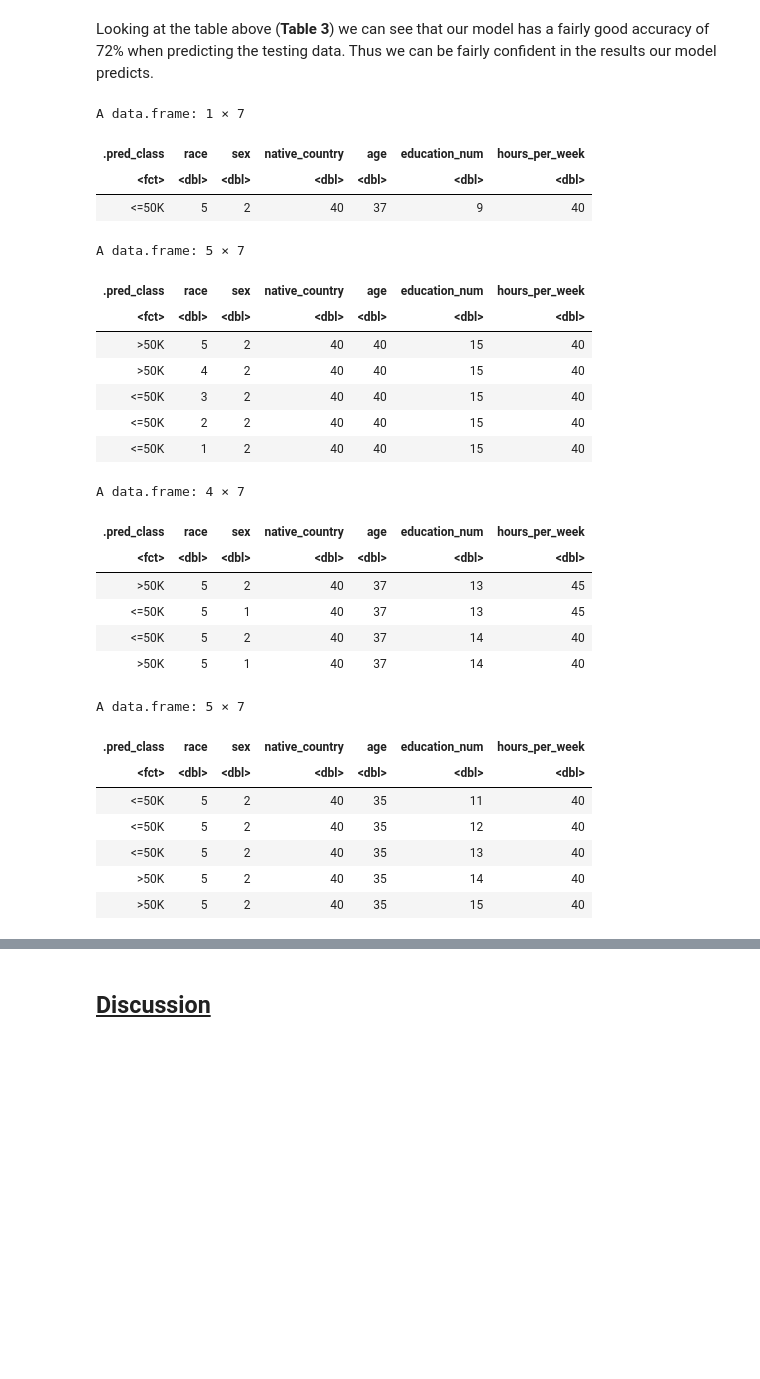
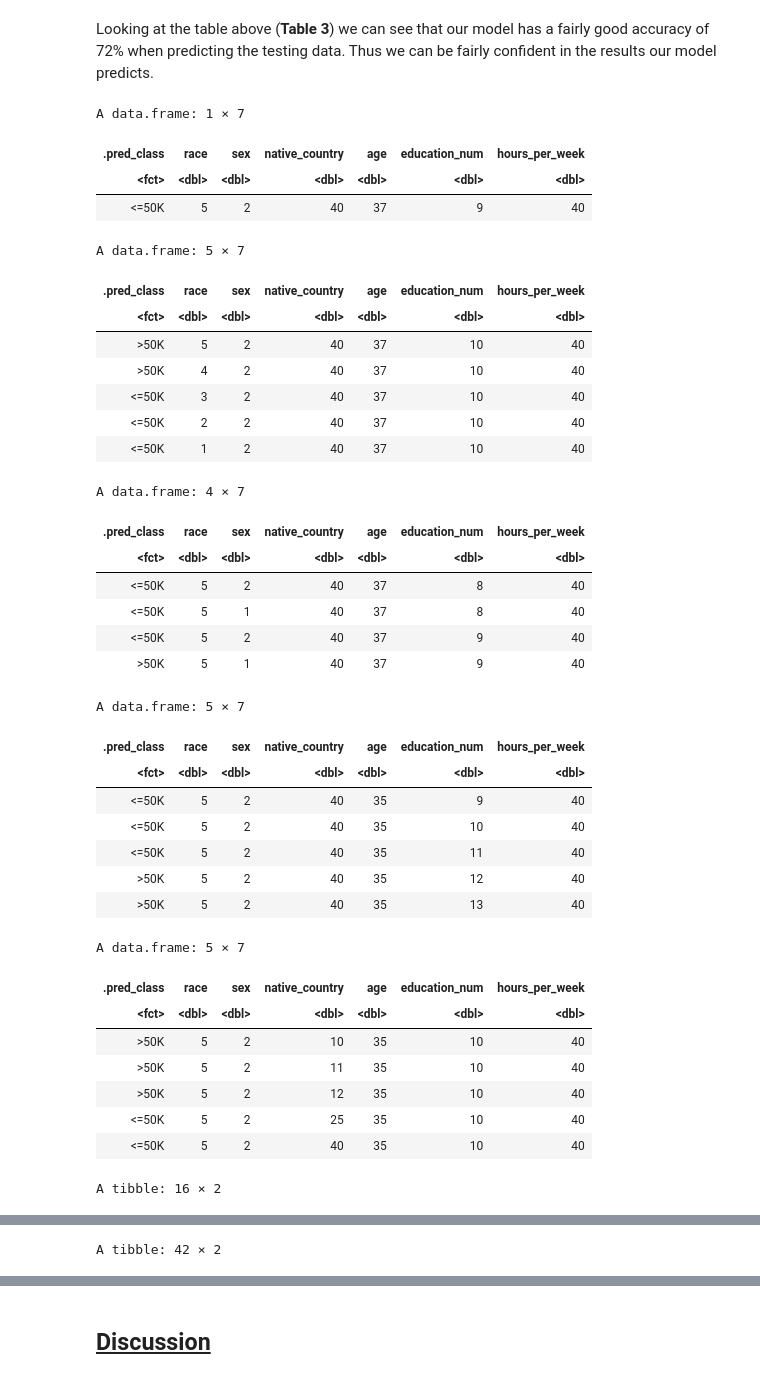
Before and after one commit to Jasonzh1/DSCI-100-Project, a Jupyter notebook: DSCI100_Final_Report.ipynb, the cells around one changed output, grey strips where cells are left out. Cells and saved outputs as stored; diff of their text form; code cells hidden in the pictures; blank space fills up the shorter version.

```diff
--- a/DSCI100_Final_Report.ipynb
+++ b/DSCI100_Final_Report.ipynb
@@ -236,6 +236,14 @@ A tibble: 2 × 3
 Looking at the table above (**Table 3**) we can see that our model has a fairly good accuracy of 72% when predicting the testing data. Thus we can be fairly confident in the results our model predicts.
 # %%
 # Performing analysis into the data
+
+# Assigning numbers for easier interpretation of results
+    # Race: 1. Indian eskimo 2. Asian 3. Black 4. Other 5. White
+    # Sex: 1. Female 2. Male
+    # Age: integer age of individual
+    # Native Country: use country_convert to see countries 1 to 41 represented in data set, ? represents unknown country origin
+    # Years of Education: use education_convert to see education number 1 to 16 represented in data set
+
 average <- tibble(race = 5,
                    sex = 2,
                    native_country = 40,
@@ -247,6 +255,7 @@ average_prediction <- tuned_income_workflow |>
     cbind(average)
 average_prediction
 
+# Predict income based on race
 race_analysis <- tibble(race = c(5, 4, 3, 2, 1),
                    sex = c(2, 2, 2, 2, 2),
                    native_country = c(40, 40, 40, 40, 40),
@@ -258,6 +267,7 @@ race_prediction <- tuned_income_workflow |>
     cbind(race_analysis)
 race_prediction
 
+# Predict income based on sex
 sex_analysis <- tibble(race = c(5, 5, 5, 5),
                    sex = c(2, 1, 2, 1),
                    native_country = c(40, 40, 40, 40),
@@ -267,44 +277,69 @@ sex_analysis <- tibble(race = c(5, 5, 5, 5),
 sex_prediction <- tuned_income_workflow |>
     predict(sex_analysis) |>
     cbind(sex_analysis)
 sex_prediction
 
+# Predict income based on years of formal education
 education_analysis <- tibble(race = c(5, 5, 5, 5, 5),
                    sex = c(2, 2, 2, 2, 2),
                    native_country = c(40, 40, 40, 40, 40),
                    age = c(35, 35, 35, 35, 35),
                    education_num = c(9, 10, 11, 12, 13),
                    hours_per_week = c(40, 40, 40, 40, 40))
 education_prediction <- tuned_income_workflow |>
     predict(education_analysis) |>
     cbind(education_analysis)
 education_prediction
+
+# Predict income based on native country residency
+country_analysis <- tibble(race = c(5, 5, 5, 5, 5),
+                   sex = c(2, 2, 2, 2, 2),
+                   native_country = c(10, 11, 12, 25, 40),
+                   age = c(35, 35, 35, 35, 35),
+                   education_num = c(10, 10, 10, 10, 10),
+                   hours_per_week = c(40, 40, 40, 40, 40))
+country_prediction <- tuned_income_workflow |>
+    predict(country_analysis) |>
+    cbind(country_analysis)
+country_prediction
+
+# Running functions for easier identification of results
 education_convert
+country_convert
 # %% [output]
 A data.frame: 1 × 7
 | .pred_class | race | sex | native_country | age | education_num | hours_per_week |
 | <fct> | <dbl> | <dbl> | <dbl> | <dbl> | <dbl> | <dbl> |
 | <=50K | 5 | 2 | 40 | 37 | 9 | 40 |
 A data.frame: 5 × 7
 | .pred_class | race | sex | native_country | age | education_num | hours_per_week |
 | <fct> | <dbl> | <dbl> | <dbl> | <dbl> | <dbl> | <dbl> |
-| >50K | 5 | 2 | 40 | 40 | 15 | 40 |
-| >50K | 4 | 2 | 40 | 40 | 15 | 40 |
-| <=50K | 3 | 2 | 40 | 40 | 15 | 40 |
-| <=50K | 2 | 2 | 40 | 40 | 15 | 40 |
-| <=50K | 1 | 2 | 40 | 40 | 15 | 40 |
+| >50K | 5 | 2 | 40 | 37 | 10 | 40 |
+| >50K | 4 | 2 | 40 | 37 | 10 | 40 |
+| <=50K | 3 | 2 | 40 | 37 | 10 | 40 |
+| <=50K | 2 | 2 | 40 | 37 | 10 | 40 |
+| <=50K | 1 | 2 | 40 | 37 | 10 | 40 |
 A data.frame: 4 × 7
 | .pred_class | race | sex | native_country | age | education_num | hours_per_week |
 | <fct> | <dbl> | <dbl> | <dbl> | <dbl> | <dbl> | <dbl> |
-| >50K | 5 | 2 | 40 | 37 | 13 | 45 |
-| <=50K | 5 | 1 | 40 | 37 | 13 | 45 |
-| <=50K | 5 | 2 | 40 | 37 | 14 | 40 |
-| >50K | 5 | 1 | 40 | 37 | 14 | 40 |
+| <=50K | 5 | 2 | 40 | 37 | 8 | 40 |
+| <=50K | 5 | 1 | 40 | 37 | 8 | 40 |
+| <=50K | 5 | 2 | 40 | 37 | 9 | 40 |
+| >50K | 5 | 1 | 40 | 37 | 9 | 40 |
 A data.frame: 5 × 7
 | .pred_class | race | sex | native_country | age | education_num | hours_per_week |
 | <fct> | <dbl> | <dbl> | <dbl> | <dbl> | <dbl> | <dbl> |
+| <=50K | 5 | 2 | 40 | 35 | 9 | 40 |
+| <=50K | 5 | 2 | 40 | 35 | 10 | 40 |
 | <=50K | 5 | 2 | 40 | 35 | 11 | 40 |
-| <=50K | 5 | 2 | 40 | 35 | 12 | 40 |
-| <=50K | 5 | 2 | 40 | 35 | 13 | 40 |
-| >50K | 5 | 2 | 40 | 35 | 14 | 40 |
-| >50K | 5 | 2 | 40 | 35 | 15 | 40 |
+| >50K | 5 | 2 | 40 | 35 | 12 | 40 |
+| >50K | 5 | 2 | 40 | 35 | 13 | 40 |
+A data.frame: 5 × 7
+| .pred_class | race | sex | native_country | age | education_num | hours_per_week |
+| <fct> | <dbl> | <dbl> | <dbl> | <dbl> | <dbl> | <dbl> |
+| >50K | 5 | 2 | 10 | 35 | 10 | 40 |
+| >50K | 5 | 2 | 11 | 35 | 10 | 40 |
+| >50K | 5 | 2 | 12 | 35 | 10 | 40 |
+| <=50K | 5 | 2 | 25 | 35 | 10 | 40 |
+| <=50K | 5 | 2 | 40 | 35 | 10 | 40 |
+A tibble: 16 × 2
@@ -310,0 +364 @@ A data.frame: 5 × 7
+A tibble: 42 × 2
```
Also changed, not shown: parts of 7 cells of this notebook.
